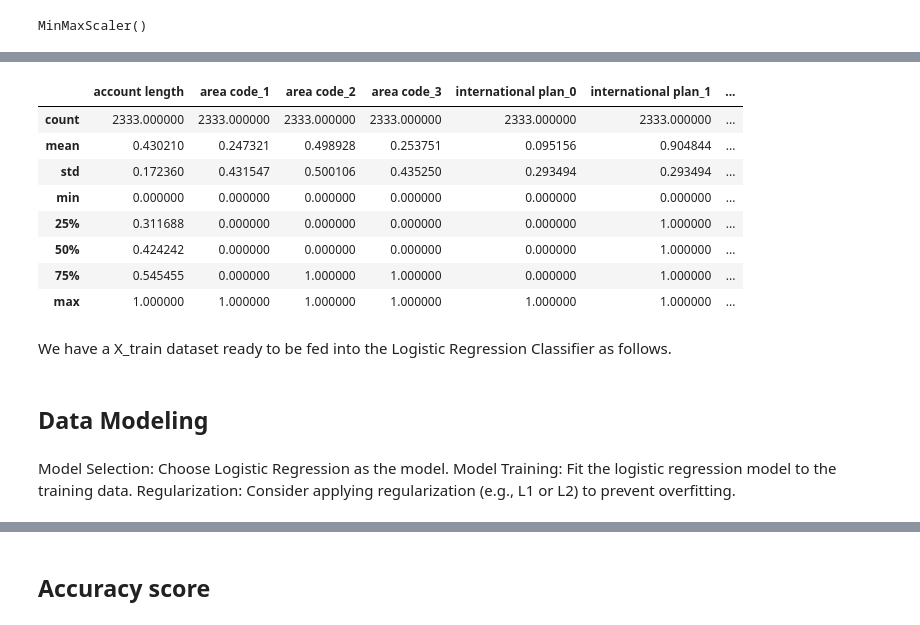
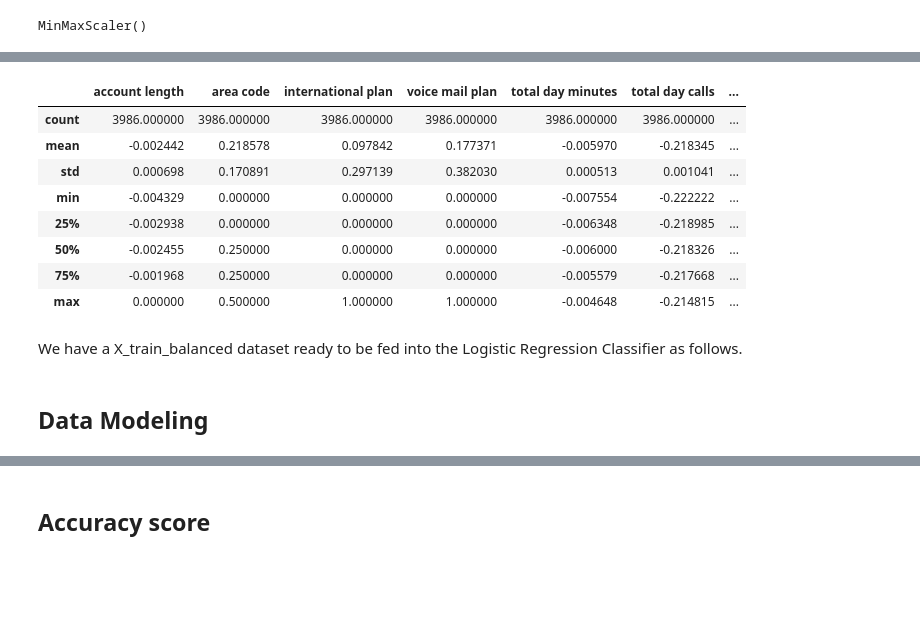
Before and after one commit to wambuiGicheha/Logistic_Regression_Project, a Jupyter notebook: index.ipynb, the cells around one changed output, grey strips where cells are left out. Cells and saved outputs as stored; diff of their text form; code cells hidden in the pictures; blank space fills up the shorter version.

```diff
--- a/index.ipynb
+++ b/index.ipynb
@@ -816,12 +837,0 @@ numerical
-# %%
-
-#one hot encode the categorical features
-# encode international plan variable
-
-import category_encoders as ce
-
-binary_encoder = ce.BinaryEncoder(cols=['international plan'])
-
-X_train = binary_encoder.fit_transform(X_train)
-
-X_test = binary_encoder.transform(X_test)
@@ -843,11 +837,0 @@ Similarly, I will create the X_test testing set.
-# %%
-# using ohe Recommended
-
-ohe = ce.OneHotEncoder(cols=["area code", "voice mail plan"], handle_missing="value",handle_unknown="ignore")
-
-ohe.fit(X_train)
-
-X_train = ohe.transform(X_train)
-X_test = ohe.transform(X_test)
-
-X_train.head()
@@ -907,10 +859,11 @@ scaler.fit(X_train)
 # %% [output]
 MinMaxScaler()
 # %%
-X_train = pd.DataFrame(
-    scaler.transform(X_train),
-    columns=X_train.columns
-    )
+# Transform the balanced training data
+X_train_balanced = pd.DataFrame(
+    scaler.transform(X_train_balanced),
+    columns=X_train_balanced.columns
+)
 # %%
 cols = X_test.columns
 
@@ -933,23 +886,16 @@ X_test.describe()
 # %%
-X_train.describe()
+X_train_balanced.describe()
 # %% [output]
-|  | account length | area code_1 | area code_2 | area code_3 | international plan_0 | international plan_1 | ... |
-| count | 2333.000000 | 2333.000000 | 2333.000000 | 2333.000000 | 2333.000000 | 2333.000000 | ... |
-| mean | 0.430210 | 0.247321 | 0.498928 | 0.253751 | 0.095156 | 0.904844 | ... |
-| std | 0.172360 | 0.431547 | 0.500106 | 0.435250 | 0.293494 | 0.293494 | ... |
-| min | 0.000000 | 0.000000 | 0.000000 | 0.000000 | 0.000000 | 0.000000 | ... |
-| 25% | 0.311688 | 0.000000 | 0.000000 | 0.000000 | 0.000000 | 1.000000 | ... |
-| 50% | 0.424242 | 0.000000 | 0.000000 | 0.000000 | 0.000000 | 1.000000 | ... |
-| 75% | 0.545455 | 0.000000 | 1.000000 | 1.000000 | 0.000000 | 1.000000 | ... |
-| max | 1.000000 | 1.000000 | 1.000000 | 1.000000 | 1.000000 | 1.000000 | ... |
+|  | account length | area code | international plan | voice mail plan | total day minutes | total day calls | ... |
+| count | 3986.000000 | 3986.000000 | 3986.000000 | 3986.000000 | 3986.000000 | 3986.000000 | ... |
+| mean | -0.002442 | 0.218578 | 0.097842 | 0.177371 | -0.005970 | -0.218345 | ... |
+| std | 0.000698 | 0.170891 | 0.297139 | 0.382030 | 0.000513 | 0.001041 | ... |
+| min | -0.004329 | 0.000000 | 0.000000 | 0.000000 | -0.007554 | -0.222222 | ... |
+| 25% | -0.002938 | 0.000000 | 0.000000 | 0.000000 | -0.006348 | -0.218985 | ... |
+| 50% | -0.002455 | 0.250000 | 0.000000 | 0.000000 | -0.006000 | -0.218326 | ... |
+| 75% | -0.001968 | 0.250000 | 0.000000 | 0.000000 | -0.005579 | -0.217668 | ... |
+| max | 0.000000 | 0.500000 | 1.000000 | 1.000000 | -0.004648 | -0.214815 | ... |
 # %% [markdown]
-We have a X_train dataset ready to be fed into the Logistic Regression Classifier as follows.
+We have a X_train_balanced dataset ready to be fed into the Logistic Regression Classifier as follows.
 # %% [markdown]
 ## Data Modeling
-# %% [markdown]
-Model Selection:
-Choose Logistic Regression as the model.
-Model Training:
-Fit the logistic regression model to the training data.
-Regularization:
-Consider applying regularization (e.g., L1 or L2) to prevent overfitting.
```
Also changed, not shown: parts of 106 cells of this notebook.
